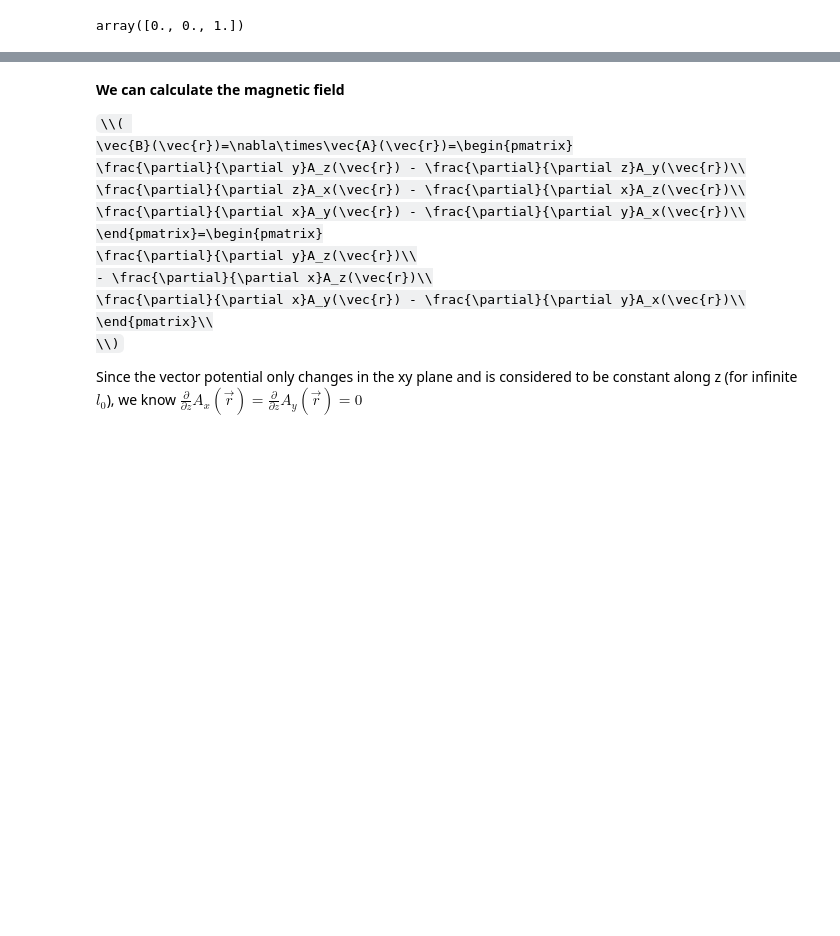
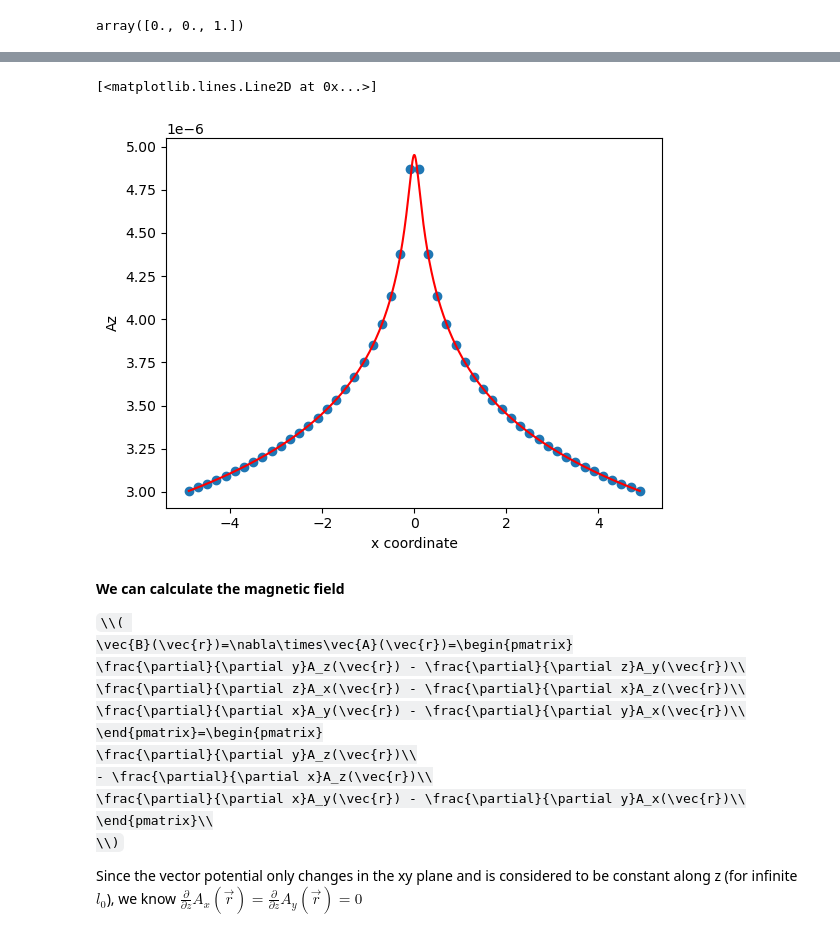
Before and after one commit to sage2003/Scientific-Computation-Udemy, a Jupyter notebook: Magnetic Field of Wire.ipynb, the cells around one changed output, grey strips where cells are left out. Drawn from its saved outputs; the diff is of its cells as text; code cells hidden in the pictures; some formulas as TeX source; blank space fills up the shorter version.

```diff
--- a/Magnetic Field of Wire.ipynb
+++ b/Magnetic Field of Wire.ipynb
@@ -52,6 +115,20 @@ __Analytical solution:__
 For more details on these equations, please consider my course: "Electrodynamics based on Maxwell equations" https://www.udemy.com/course/electrodynamics/
 
 ![derivation_wire](figure_05_derivation_wire.png)
+# %%
+plt.xlabel('x coordinate')
+plt.ylabel("Az")
+
+plt.scatter(coords[0,:,numpoints//2,0], A[2,:,numpoints//2,0])
+
+xlist = np.linspace(-coordMax, coordMax, 10001)
+plt.plot(xlist,
+        mu0/(2*np.pi) * j0 * df * np.log(2*l0/ np.sqrt(xlist**2 + coords[1,0,numpoints//2,0]**2)),
+        'red'
+        )
+# %% [output]
+[<matplotlib.lines.Line2D at 0x...>]
+[figure, added]
 # %% [markdown]
 __We can calculate the magnetic field__
 
```
Also changed, not shown: parts of 17 cells of this notebook, 5 other files.
